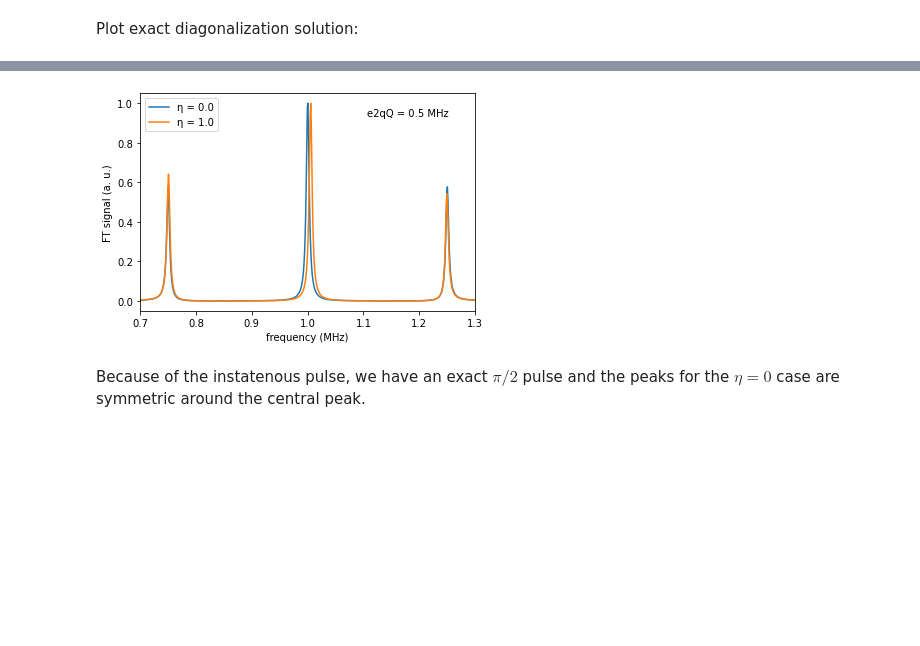
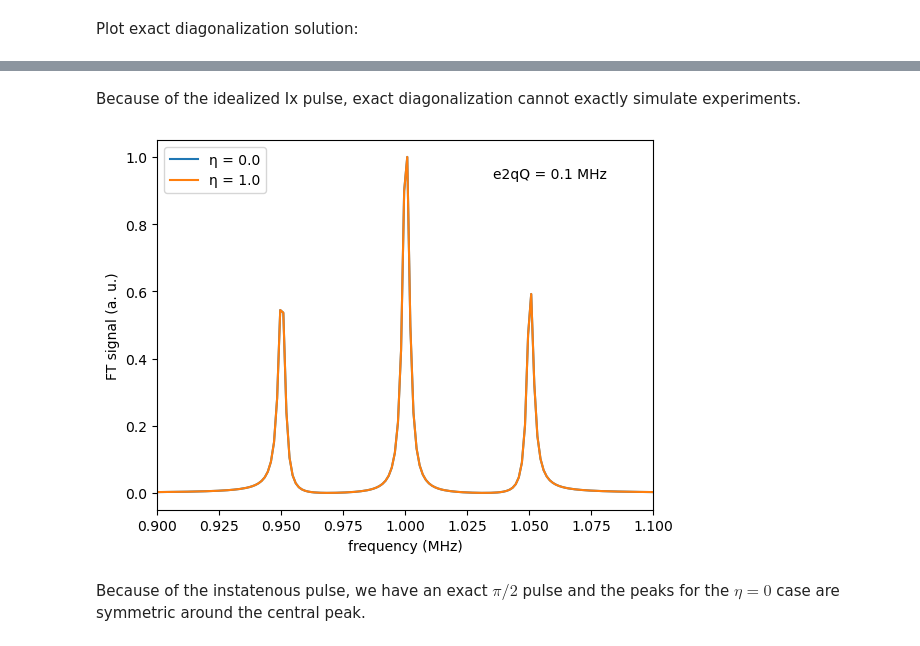
Before and after one commit to vemiBGH/PULSEE, a Jupyter notebook: demos/Quadrupolar_Coupling_Demo_PULSEE_3Solvers.ipynb, the cells around one changed output, grey strips where cells are left out. Cells and saved outputs as stored; diff of their text form; code cells hidden in the pictures; blank space fills up the shorter version.

Commit message:
Update Quadrupolar_Coupling_Demo_PULSEE_3Solvers.ipynb
Updated to most recent

```diff
--- a/demos/Quadrupolar_Coupling_Demo_PULSEE_3Solvers.ipynb
+++ b/demos/Quadrupolar_Coupling_Demo_PULSEE_3Solvers.ipynb
@@ -90,0 +96,4 @@ fts_magnus = simulate('magnus')
+# %%
+# Theoretically calculated where the expected transitions should be using the Fermi golden rule
+f, p = power_absorption_spectrum(spin, h_unperturbed, normalized=True)
+_ = plot_power_absorption_spectrum(f, p, xlim=[.9, 1.1])
@@ -97,12 +108,16 @@ for eta, f, ft, t, fid in fts_magnus:
 # %%
 fig, ax = plt.subplots()
+# for eta, f, ft, t, fid in fts_magnus:
+#     plt.plot(f, (np.absolute(ft)/np.max(np.absolute(ft)))**2, label="\N{GREEK SMALL LETTER ETA} = " + str(np.round(eta, 2)))
 for eta, f, ft, t, fid in fts_magnus:
-    plt.plot(f, (np.absolute(ft)/np.max(np.absolute(ft)))**2, label="\N{GREEK SMALL LETTER ETA} = " + str(np.round(eta, 2)))
+    plt.plot(f, np.abs(ft), label="\N{GREEK SMALL LETTER ETA} = " + str(np.round(eta, 2)))
 
-plt.figtext(.65, .8, 'e2qQ = ' + str(np.round(e2qQ, 3)) + ' MHz')
+plt.figtext(.71, .8, 'e2qQ = ' + str(np.round(e2qQ, 3)) + ' MHz')
+plt.figtext(.75, .85, r'$\nu$ = ' + str(np.round(e2qQ/2, 3)) + ' MHz')
+plt.figtext(.72, .75, r'$\omega_0$ = ' + str(np.round(gr * B0, 3)) + ' MHz')
 plt.legend(loc='upper left')
 plt.xlabel("frequency (MHz)")
 plt.ylabel("FT signal (a. u.)")
-plt.xlim(0.7, 1.3)
+plt.xlim(.9, 1.1)
 plt.show()
 # %% [output]
@@ -137,12 +164,14 @@ for eta, f, ft, t, fid in fts_mesolve:
 # %%
 fig, ax = plt.subplots()
 for eta, f, ft, t, fid in fts_mesolve:
-    plt.plot(f, (np.absolute(ft)/np.max(np.absolute(ft)))**2, label="\N{GREEK SMALL LETTER ETA} = " + str(np.round(eta, 2)))
+    plt.plot(f, np.abs(ft), label="\N{GREEK SMALL LETTER ETA} = " + str(np.round(eta, 2)))
 
-plt.figtext(.65, .8, 'e2qQ = ' + str(np.round(e2qQ, 3)) + ' MHz')
+plt.figtext(.71, .8, 'e2qQ = ' + str(np.round(e2qQ, 3)) + ' MHz')
+plt.figtext(.75, .85, r'$\nu$ = ' + str(np.round(e2qQ/2, 3)) + ' MHz')
+plt.figtext(.72, .75, r'$\omega_0$ = ' + str(np.round(gr * B0, 3)) + ' MHz')
 plt.legend(loc='upper left')
 plt.xlabel("frequency (MHz)")
 plt.ylabel("FT signal (a. u.)")
-plt.xlim(0.7, 1.3)
+plt.xlim(.9, 1.1)
 plt.show()
 # %% [output]
@@ -159,19 +188,20 @@ for eta in etas:
 				'asymmetry parameter' : eta,
 				'alpha_q' : 0.,
 				'beta_q' : 0.,
-				'gamma_q' : 0.}
+				'gamma_q' : 0.,
+				'order' : 0}
 
 	spin, h_unperturbed, dm_initial = nuclear_system_setup(spin_par, quad_par=quad_par,
-										zeem_par=zeem_par, initial_state='canonical', temperature=1e-3)
+										zeem_par=zeem_par, initial_state='canonical', temperature=1e-1)
+	fig = plot_real_part_density_matrix(dm_initial)
 
+	t = np.linspace(0, 800, 5*800) # 50 second acquisition time, 1000 data points
 
+	iz, ix, iy = (spin.I['z'], spin.I['x'], spin.I['y'])
 
-	t = np.linspace(0, 1000, 5*1000) # 50 second acquisition time, 1000 data points
-
-	ix, iy, iz = qt.spin_J_set(3 / 2)
 	rot_dm = apply_rot_pulse(dm_initial, np.pi/2, ix) # rotate about x axis
-	dm_evolved, e_ops = ed_evolve(h_unperturbed, rot_dm, spin, t, e_ops=[], fid=True, par=True, T2=50)
-
+	dm_evolved, e_ops = ed_evolve(h_unperturbed, rot_dm, spin, t, e_ops=[], fid=True, par=True, T2=100)
+	fig = plot_real_part_density_matrix(dm_evolved)
 	FID = e_ops[0]
 
 	f, ft = fourier_transform_signal(FID, t, padding=0)
@@ -187,16 +231,18 @@ for eta, f, ft, t, fid in fts_ed:
+# %% [markdown]
+Because of the idealized Ix pulse, exact diagonalization cannot exactly simulate experiments.
 # %%
 fig, ax = plt.subplots()
 for eta, f, ft, t, fid in fts_ed:
     plt.plot(f, (np.absolute(ft)/np.max(np.absolute(ft)))**2, label="\N{GREEK SMALL LETTER ETA} = " + str(np.round(eta, 2)))
 
 plt.figtext(.65, .8, 'e2qQ = ' + str(np.round(e2qQ, 3)) + ' MHz')
 plt.legend(loc='upper left')
 plt.xlabel("frequency (MHz)")
 plt.ylabel("FT signal (a. u.)")
-plt.xlim(0.7, 1.3)
+plt.xlim(0.9, 1.1)
 plt.show()
 # %% [output]
-[figure, old version]
+[figure, new version]
 # %% [markdown]
 Because of the instatenous pulse, we have an exact $\pi/2$ pulse and the peaks for the $\eta = 0$ case are symmetric around the central peak.
 # %% [markdown]
```
Also changed, not shown: parts of 19 cells of this notebook.
